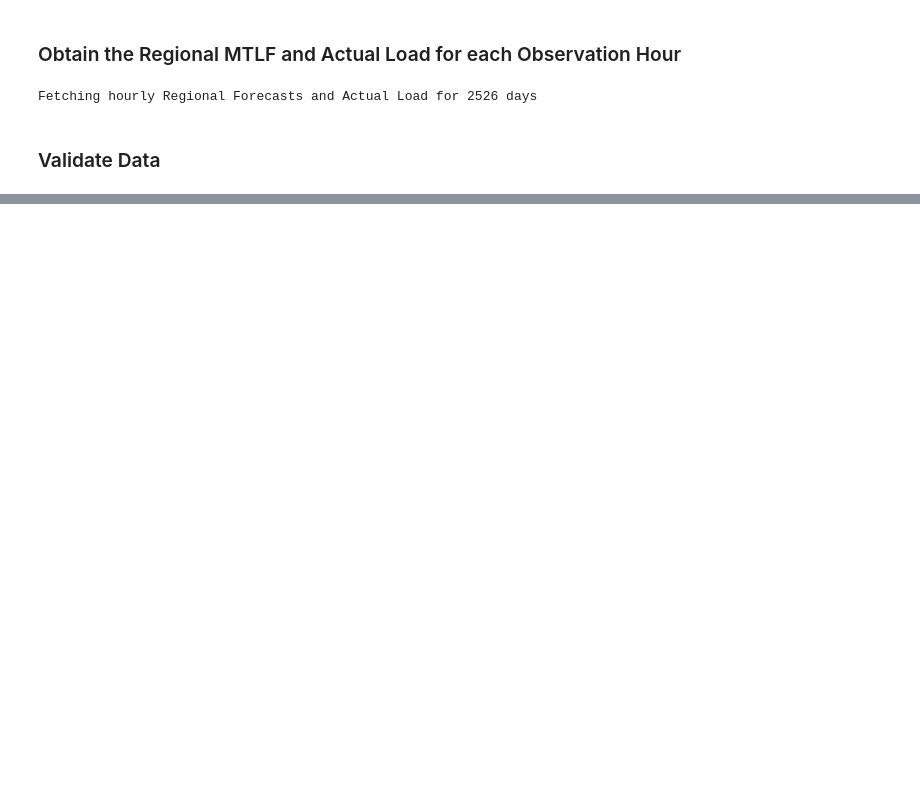
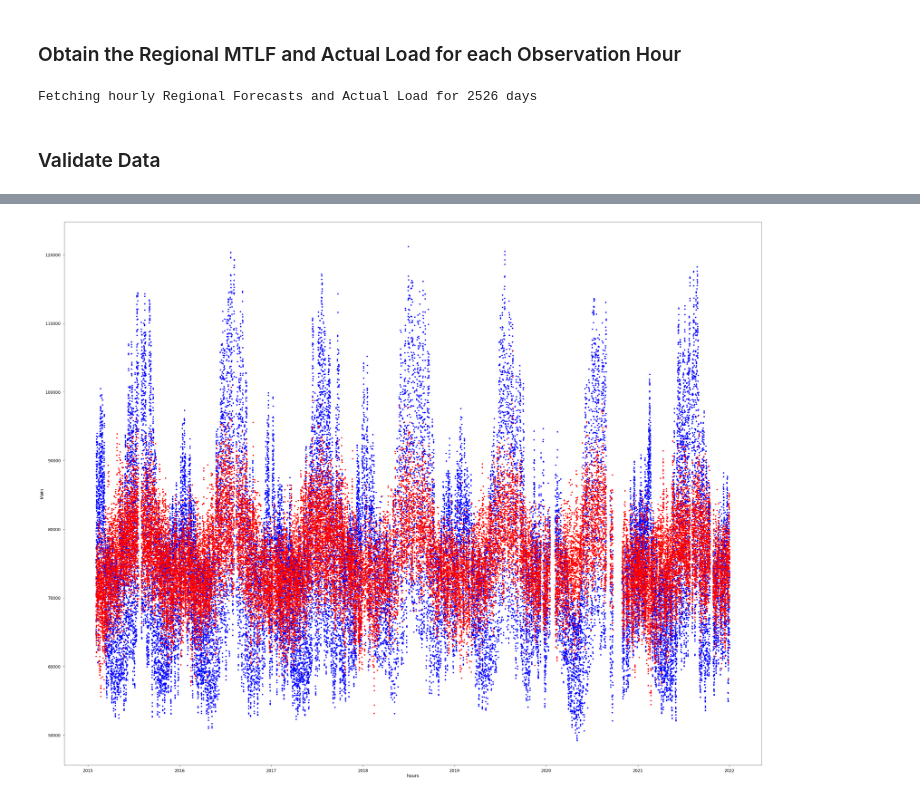
Before and after one commit to caindy/mml, a Jupyter notebook: week4/obtain_data.ipynb, the cells around one changed output, grey strips where cells are left out. Cells and saved outputs as stored; diff of their text form; code cells hidden in the pictures; blank space fills up the shorter version.

Commit message:
second linear model based on clean data

```diff
--- a/week4/obtain_data.ipynb
+++ b/week4/obtain_data.ipynb
@@ -20,10 +20,10 @@ stations_dict = {'IA' : ['DSM', 'CID'],
                  'MN' : ['DLH', 'JKJ', 'LYV', 'MSP', 'RST'],
                  'WI' : ['MSN', 'MKE', 'EAU', 'GRB'],
                  'MI' : ['ANJ', 'GRR', 'LAN', 'DET', 'ARB'],
-                 'IN' : ['EVV', 'FWA', 'GYY', 'IND', 'SBN', 'SPI'],
+                 'IN' : ['EVV', 'FWA', 'IND', 'SBN', 'SPI'], #'GYY',
                  'IL' : ['BMI', 'CMI', 'ARR', 'PIA'],
                  'MO' : ['STL', 'COU', 'SGF', 'MKC'],
-                 'MS' : ['HKS', 'MJD', 'TUP', 'MEI'],
+                 'MS' : ['HKS', 'TUP', 'MEI'], #'MJD',
                  'LA' : ['BTR', 'LFT', 'LCH', 'SHV', 'AEX'],
                  'TX' : ['LFK'] }
 
@@ -105,19 +105,18 @@ Fetching hourly Regional Forecasts and Actual Load for 2526 days
 # %% [markdown]
 ### Validate Data
 # %%
-weather_observations_df = df.groupby('valid').count()
-
 from datetime import time, timezone, timedelta
 
 def mktime_idx(row):
-    return datetime.combine(row['Market Day'].date(), time(row['HourEnding'] - 1), timezone(timedelta(hours = 5)))
+    return datetime.combine(row['Market Day'].date(), time(row['HourEnding'] - 1), timezone(timedelta(hours = -5)))
 
 rf_al_df['time_idx'] = rf_al_df.apply(mktime_idx, axis = 1)
-rf2 = rf_al_df.set_index('time_idx')
-df3 = weather_observations_df.join(rf2, how='inner')
+mtlf_actual_df = rf_al_df.set_index('time_idx')
+p = df.pivot(index='valid', columns='station', values='tmpf').dropna()
+data = p.join(mtlf_actual_df, how='inner')
 
-(n, _) = df3.shape
-(num_weather_observations, _) = weather_observations_df.shape
-(num_load_observations, _) = rf_al_df.shape
-(num_weather_observations, num_load_observations, len(observation_hours))
+(n, _) = data.shape
+(num_weather_observations, _) = df.groupby('valid').count().shape
+(num_load_observations, _) = mtlf_actual_df.shape
+(num_weather_observations, num_load_observations, len(observation_hours), n)
 # %% [output]
@@ -124,0 +134,8 @@ df3 = weather_observations_df.join(rf2, how='inner')
+# %%
+import numpy as np
+
+features = [s for l in stations_dict.values() for s in l]
+features_df = data[features]
+features_df['b'] = np.ones(features_df.shape[0])
+y = data['MISO ActualLoad (MWh)']
+(x, rss, _, _) = np.linalg.lstsq(features_df, y)
@@ -124,0 +150,18 @@ df3 = weather_observations_df.join(rf2, how='inner')
+# %%
+
+import matplotlib.pyplot as plt
+
+plt.style.use('seaborn-poster')
+
+yhat = np.inner(features_df, x)
+hours = data.index
+
+# plot the results
+plt.figure(figsize = (50, 40))
+plt.plot(hours, y, 'b.')
+plt.plot(hours, yhat, 'r.')
+plt.xlabel('hours')
+plt.ylabel('MWh')
+plt.show()
+# %% [output]
+[figure, added]
```
Also changed, not shown: parts of 4 cells of this notebook, 4 other files.
